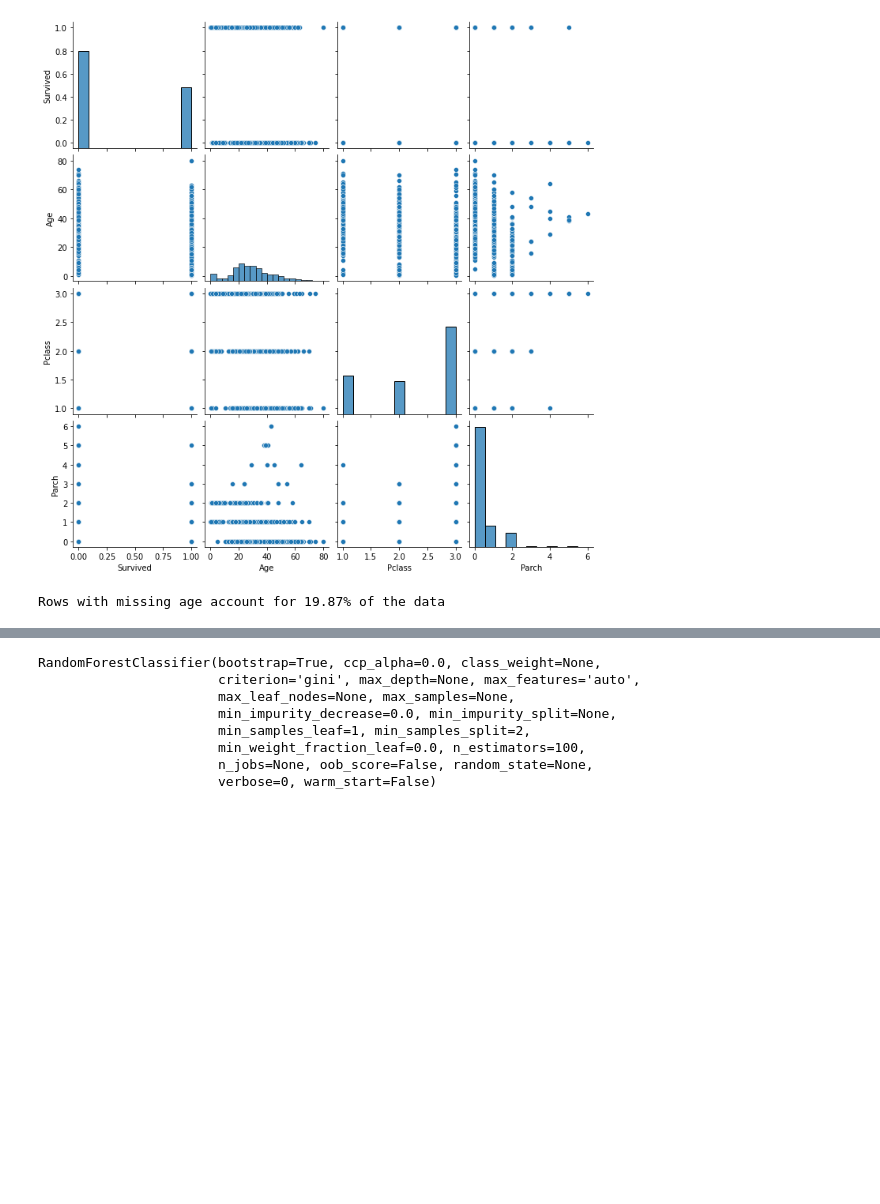
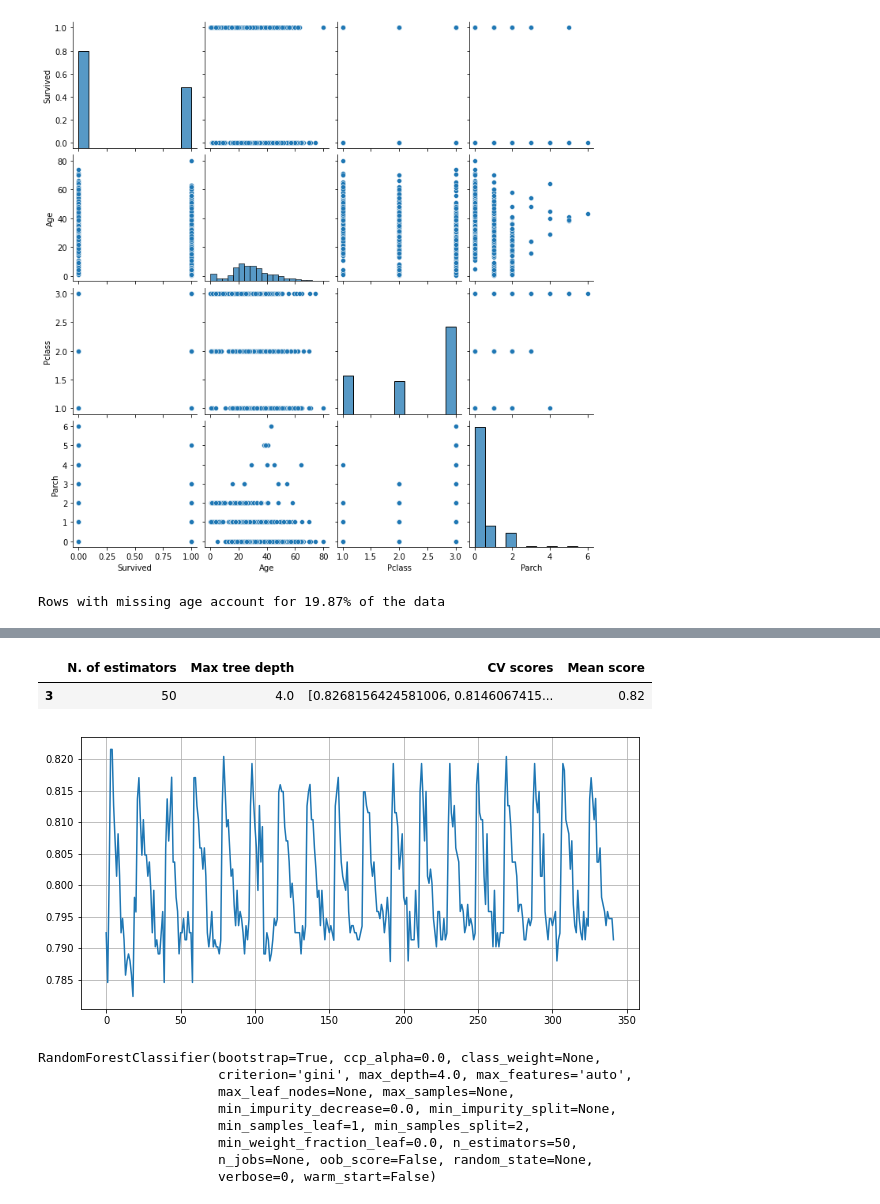
Before and after one commit to sid-chaubs/data-mining-assignment-1, a Jupyter notebook: DMT_1_PJ.ipynb, the cells around one changed output, grey strips where cells are left out. Drawn from its saved outputs; the diff is of its cells as text; code cells hidden in the pictures; blank space fills up the shorter version.

Commit message:
Added hyperparameter tuning to random forest

```diff
--- a/DMT_1_PJ.ipynb
+++ b/DMT_1_PJ.ipynb
@@ -335,0 +336,27 @@ np.mean(model_selection.cross_val_score(titanic_forest, titanic_tree_data_X, tit
+# %%
+depths = [None] + list(range(2, 20))
+estimator_counts = np.arange(50, 500, 25)
+scores = []
+#test out different hyperparameters
+for n_estim in estimator_counts:
+  for d in depths:
+    titanic_forest = ensemble.RandomForestClassifier(n_estim, max_depth=d)
+    score = model_selection.cross_val_score(titanic_forest,
+                                            titanic_tree_data_X,
+                                            titanic_train['Survived'])
+    scores.append([n_estim, d, score, np.mean(score)])
+hyperparam_results = pd.DataFrame.from_records(scores, columns=['N. of estimators',
+                                                                'Max tree depth',
+                                                                'CV scores',
+                                                                'Mean score'])
+# %%
+f, ax = plt.subplots(figsize=(10, 5))
+hyperparam_results['Mean score'].plot(ax=ax)
+plt.grid()
+max_score = hyperparam_results['Mean score'].max()
+max_id = hyperparam_results['Mean score'].idxmax(1)
+hyperparam_results.loc[hyperparam_results['Mean score'] == max_score]
+# %% [output]
+|  | N. of estimators | Max tree depth | CV scores | Mean score |
+| 3 | 50 | 4.0 | [0.8268156424581006, 0.8146067415... | 0.82 |
+[figure, added]
@@ -336,12 +365,13 @@ np.mean(model_selection.cross_val_score(titanic_forest, titanic_tree_data_X, tit
 # %%
+titanic_forest = ensemble.RandomForestClassifier(best_estimator_count, max_depth=best_depth)
 titanic_forest.fit(titanic_tree_data_X, titanic_train['Survived'])
 # %% [output]
 RandomForestClassifier(bootstrap=True, ccp_alpha=0.0, class_weight=None,
-                       criterion='gini', max_depth=None, max_features='auto',
+                       criterion='gini', max_depth=4.0, max_features='auto',
                        max_leaf_nodes=None, max_samples=None,
                        min_impurity_decrease=0.0, min_impurity_split=None,
                        min_samples_leaf=1, min_samples_split=2,
-                       min_weight_fraction_leaf=0.0, n_estimators=100,
+                       min_weight_fraction_leaf=0.0, n_estimators=50,
                        n_jobs=None, oob_score=False, random_state=None,
                        verbose=0, warm_start=False)
 # %%
```
Also changed, not shown: parts of 9 cells of this notebook.
